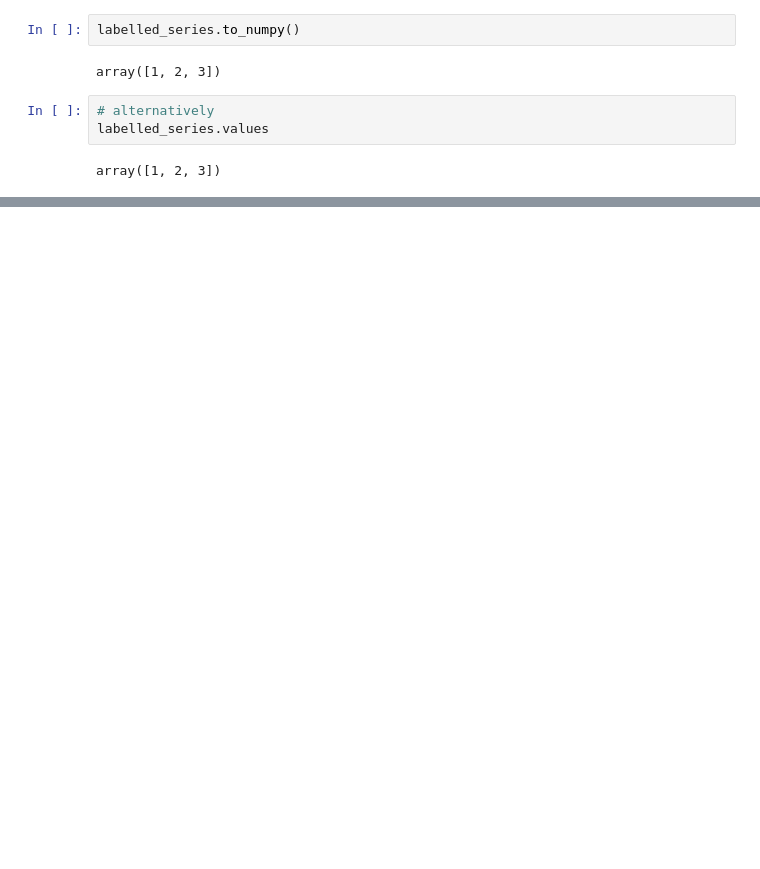
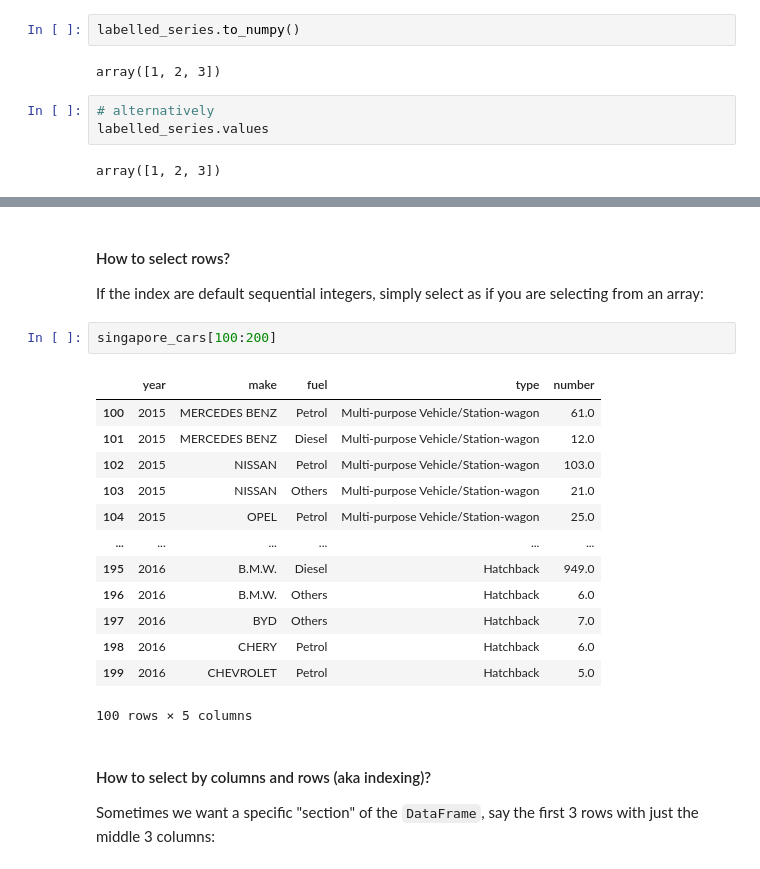
Before and after one commit to worldbank/dec-python-course, a Jupyter notebook: 1-foundations/3-numpy-and-pandas/foundations-s3.ipynb, the cells around one changed output, grey strips where cells are left out. Drawn from its saved outputs; the diff is of its cells as text; blank space fills up the shorter version.

```diff
--- a/1-foundations/3-numpy-and-pandas/foundations-s3.ipynb
+++ b/1-foundations/3-numpy-and-pandas/foundations-s3.ipynb
@@ -555,0 +750,23 @@ array([1, 2, 3])
+# %% [markdown]
+#### How to select rows?
+If the index are default sequential integers, simply select as if you are selecting from an array:
+# %%
+singapore_cars[100:200]
+# %% [output]
+|  | year | make | fuel | type | number |
+| 100 | 2015 | MERCEDES BENZ | Petrol | Multi-purpose Vehicle/Station-wagon | 61.0 |
+| 101 | 2015 | MERCEDES BENZ | Diesel | Multi-purpose Vehicle/Station-wagon | 12.0 |
+| 102 | 2015 | NISSAN | Petrol | Multi-purpose Vehicle/Station-wagon | 103.0 |
+| 103 | 2015 | NISSAN | Others | Multi-purpose Vehicle/Station-wagon | 21.0 |
+| 104 | 2015 | OPEL | Petrol | Multi-purpose Vehicle/Station-wagon | 25.0 |
+| ... | ... | ... | ... | ... | ... |
+| 195 | 2016 | B.M.W. | Diesel | Hatchback | 949.0 |
+| 196 | 2016 | B.M.W. | Others | Hatchback | 6.0 |
+| 197 | 2016 | BYD | Others | Hatchback | 7.0 |
+| 198 | 2016 | CHERY | Petrol | Hatchback | 6.0 |
+| 199 | 2016 | CHEVROLET | Petrol | Hatchback | 5.0 |
+100 rows × 5 columns
+# %% [markdown]
+#### How to select by columns and rows (aka indexing)?
+
+Sometimes we want a specific "section" of the `DataFrame`, say the first 3 rows with just the middle 3 columns:
```
Also changed, not shown: parts of 49 cells of this notebook.
